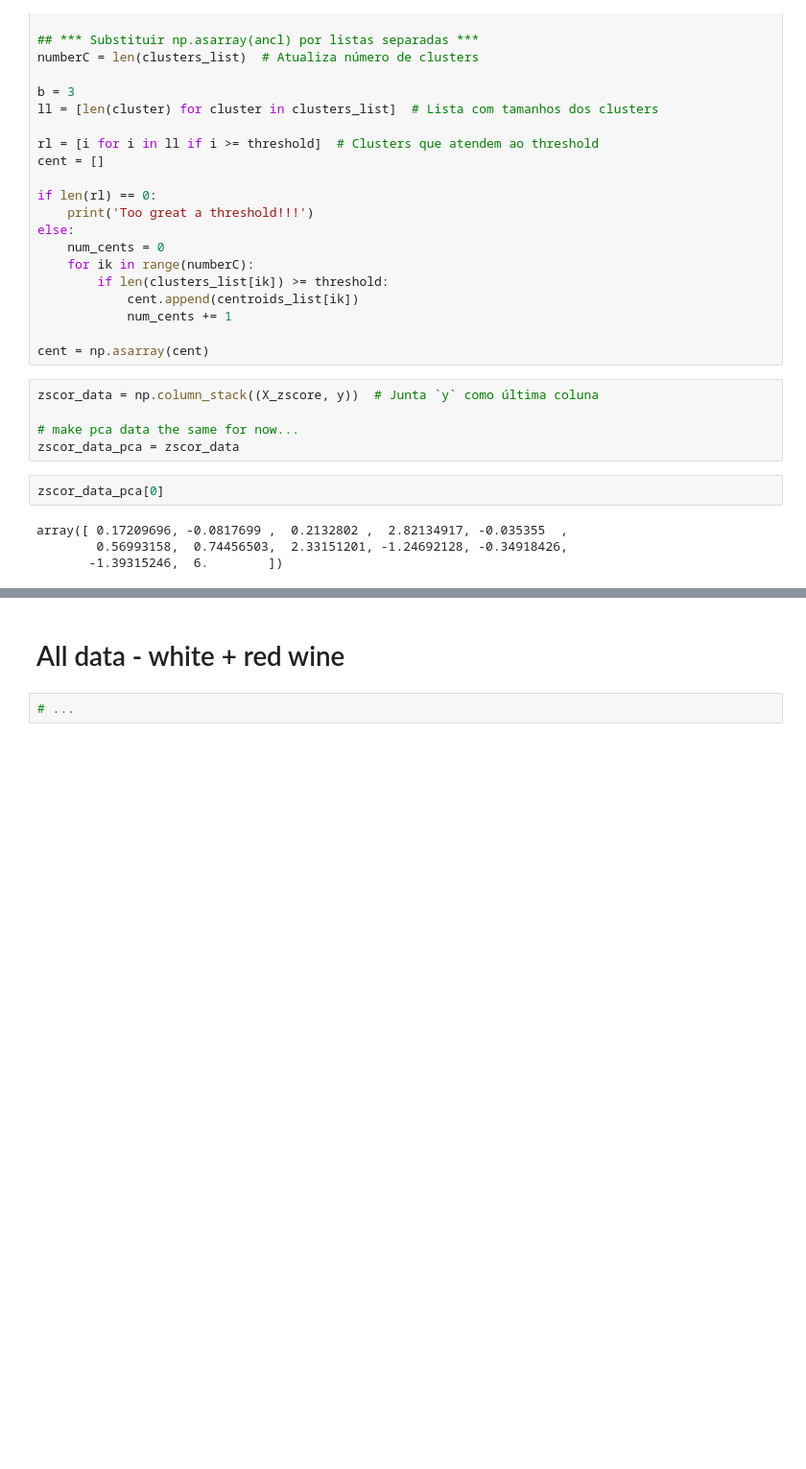
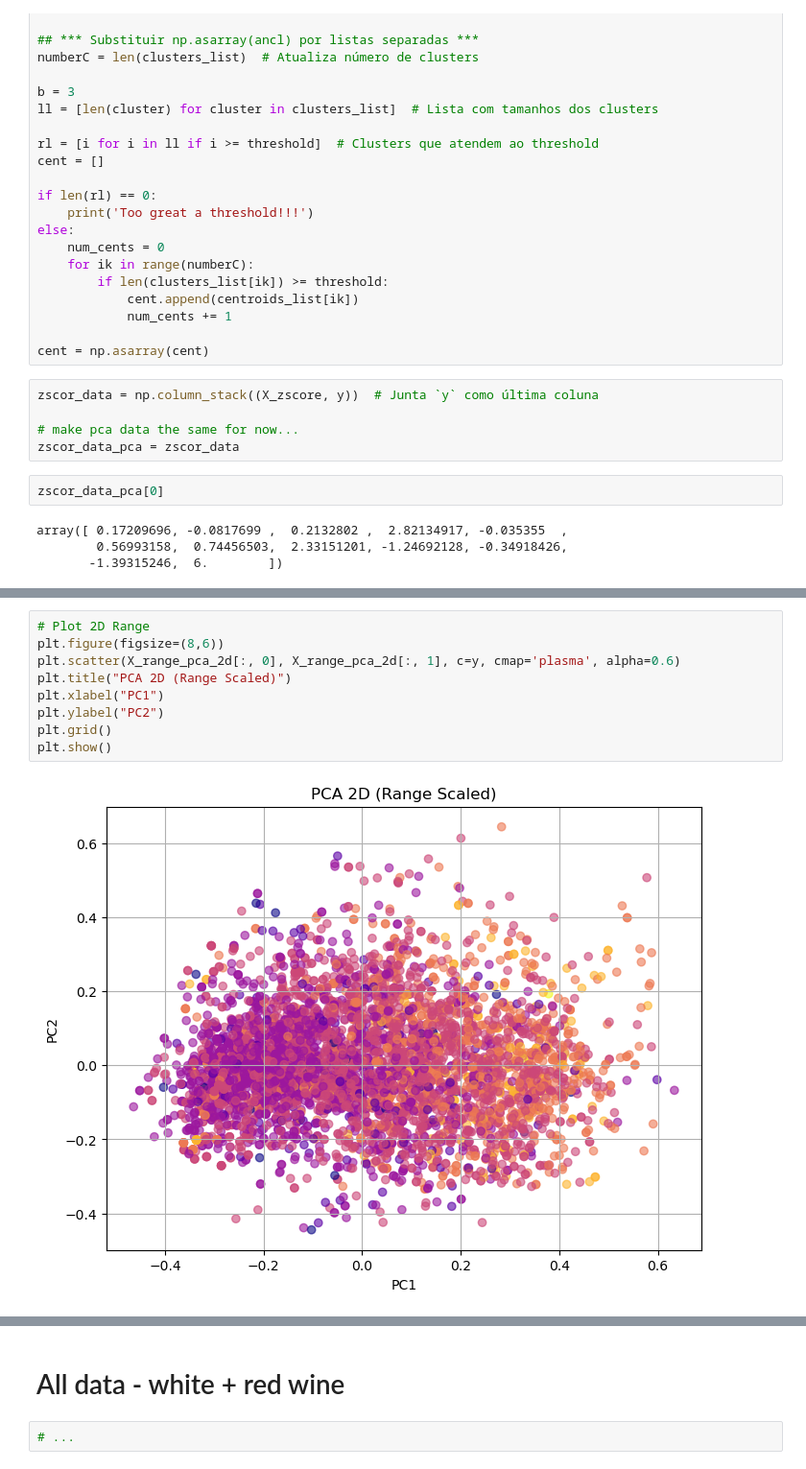
Before and after one commit to tiagosantos63390/pad_proj1, a Jupyter notebook: project1.ipynb, the cells around one changed output, grey strips where cells are left out. Shown at 96% size. Saved outputs shown, nothing was run; the diff lists cells and outputs as text; blank space fills up the shorter version.

```diff
--- a/project1.ipynb
+++ b/project1.ipynb
@@ -460,0 +546,11 @@ AttributeError: 'numpy.ndarray' object has no attribute 'columns'
+# %%
+# Plot 2D Range
+plt.figure(figsize=(8,6))
+plt.scatter(X_range_pca_2d[:, 0], X_range_pca_2d[:, 1], c=y, cmap='plasma', alpha=0.6)
+plt.title("PCA 2D (Range Scaled)")
+plt.xlabel("PC1")
+plt.ylabel("PC2")
+plt.grid()
+plt.show()
+# %% [output]
+[figure, added]
```
Also changed, not shown: parts of 33 cells of this notebook.
